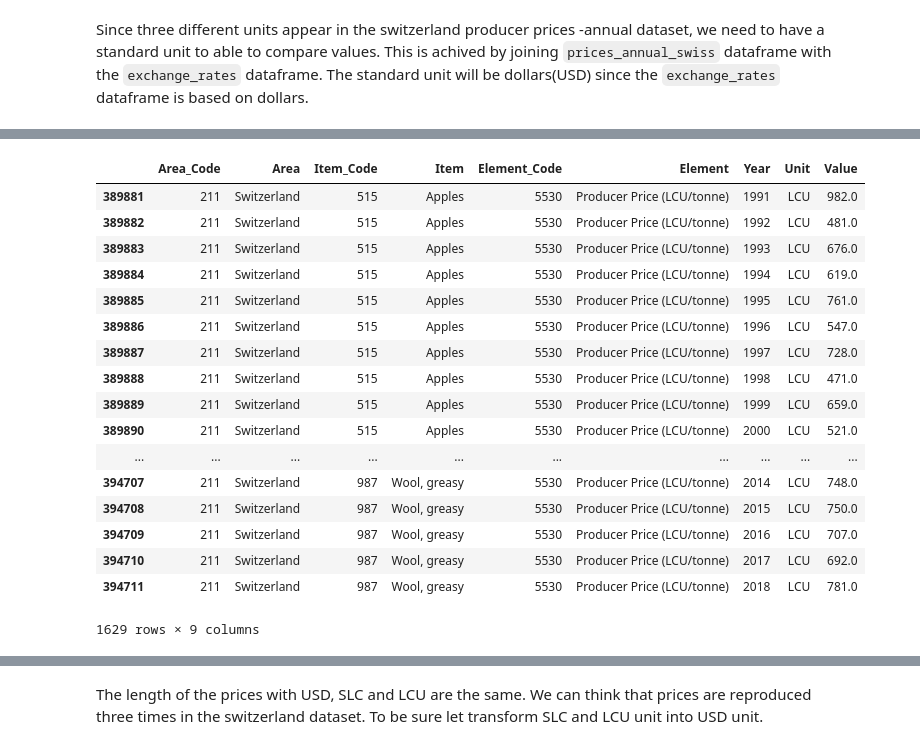
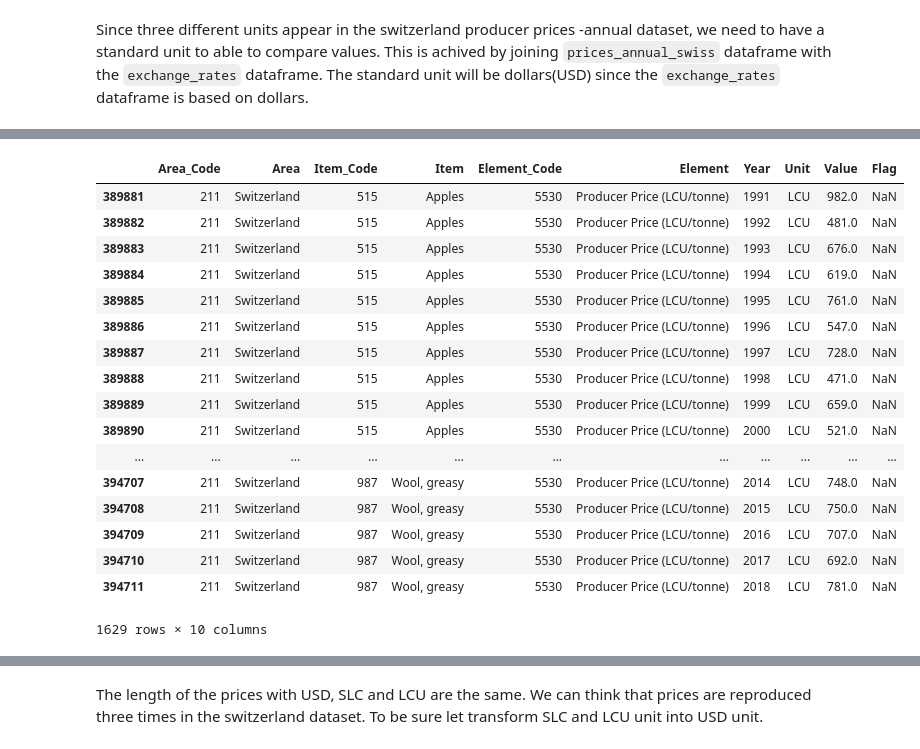
Before and after one commit to jlabhard/ADA_Project, a Jupyter notebook: utlitary.ipynb, the cells around one changed output, grey strips where cells are left out. Cells and saved outputs as stored; diff of their text form; code cells hidden in the pictures.

```diff
--- a/utlitary.ipynb
+++ b/utlitary.ipynb
@@ -97,9 +97,9 @@ We do not need Producer prices monthly because the exchange rates are annual.
 #### 1.1.2 Data Cleaning
 # %%
 ''' Load the data'''
-prices_annual = pd.read_csv('FAOSTAT/Prices_E_All_Data_(Normalized).zip', delimiter = ',', encoding = 'ISO-8859-1')
-prices_arch = pd.read_csv('FAOSTAT/PricesArchive_E_All_Data_(Normalized).zip', delimiter = ',', encoding = 'ISO-8859-1')
-exchange_rates = pd.read_csv('FAOSTAT/Exchange_rate_E_All_Data_(Normalized).zip', delimiter = ',', encoding = 'ISO-8859-1')
+prices_annual = pd.read_csv('Data/FAOSTAT/Prices_E_All_Data_(Normalized).zip', delimiter = ',', encoding = 'ISO-8859-1')
+prices_arch = pd.read_csv('Data/FAOSTAT/PricesArchive_E_All_Data_(Normalized).zip', delimiter = ',', encoding = 'ISO-8859-1')
+exchange_rates = pd.read_csv('Data/FAOSTAT/Exchange_rate_E_All_Data_(Normalized).zip', delimiter = ',', encoding = 'ISO-8859-1')
 # %%
 prices_annual.head()
 # %% [output]
@@ -322,3 +195 @@ array([nan, 'Fc', 'Ce', '*', 'F'], dtype=object)
-# %%
-prices_annual.drop(['Flag'], axis = 1, inplace = True)
 # %%
@@ -429,26 +269,26 @@ prices_annual_swiss_usd
 # %%
 ''' Prices in LCU (local currency unit) unit'''
 prices_annual_swiss_lcu = prices_annual_swiss.loc[prices_annual_swiss.Unit == 'LCU']
-prices_annual_swiss_lcu
+prices_annual_swiss_lcu.head()
 # %% [output]
-|  | Area_Code | Area | Item_Code | Item | Element_Code | Element | Year | Unit | Value |
-| 389881 | 211 | Switzerland | 515 | Apples | 5530 | Producer Price (LCU/tonne) | 1991 | LCU | 982.0 |
-| 389882 | 211 | Switzerland | 515 | Apples | 5530 | Producer Price (LCU/tonne) | 1992 | LCU | 481.0 |
-| 389883 | 211 | Switzerland | 515 | Apples | 5530 | Producer Price (LCU/tonne) | 1993 | LCU | 676.0 |
-| 389884 | 211 | Switzerland | 515 | Apples | 5530 | Producer Price (LCU/tonne) | 1994 | LCU | 619.0 |
-| 389885 | 211 | Switzerland | 515 | Apples | 5530 | Producer Price (LCU/tonne) | 1995 | LCU | 761.0 |
-| 389886 | 211 | Switzerland | 515 | Apples | 5530 | Producer Price (LCU/tonne) | 1996 | LCU | 547.0 |
-| 389887 | 211 | Switzerland | 515 | Apples | 5530 | Producer Price (LCU/tonne) | 1997 | LCU | 728.0 |
-| 389888 | 211 | Switzerland | 515 | Apples | 5530 | Producer Price (LCU/tonne) | 1998 | LCU | 471.0 |
-| 389889 | 211 | Switzerland | 515 | Apples | 5530 | Producer Price (LCU/tonne) | 1999 | LCU | 659.0 |
-| 389890 | 211 | Switzerland | 515 | Apples | 5530 | Producer Price (LCU/tonne) | 2000 | LCU | 521.0 |
-| ... | ... | ... | ... | ... | ... | ... | ... | ... | ... |
-| 394707 | 211 | Switzerland | 987 | Wool, greasy | 5530 | Producer Price (LCU/tonne) | 2014 | LCU | 748.0 |
-| 394708 | 211 | Switzerland | 987 | Wool, greasy | 5530 | Producer Price (LCU/tonne) | 2015 | LCU | 750.0 |
-| 394709 | 211 | Switzerland | 987 | Wool, greasy | 5530 | Producer Price (LCU/tonne) | 2016 | LCU | 707.0 |
-| 394710 | 211 | Switzerland | 987 | Wool, greasy | 5530 | Producer Price (LCU/tonne) | 2017 | LCU | 692.0 |
-| 394711 | 211 | Switzerland | 987 | Wool, greasy | 5530 | Producer Price (LCU/tonne) | 2018 | LCU | 781.0 |
+|  | Area_Code | Area | Item_Code | Item | Element_Code | Element | Year | Unit | Value | Flag |
+| 389881 | 211 | Switzerland | 515 | Apples | 5530 | Producer Price (LCU/tonne) | 1991 | LCU | 982.0 | NaN |
+| 389882 | 211 | Switzerland | 515 | Apples | 5530 | Producer Price (LCU/tonne) | 1992 | LCU | 481.0 | NaN |
+| 389883 | 211 | Switzerland | 515 | Apples | 5530 | Producer Price (LCU/tonne) | 1993 | LCU | 676.0 | NaN |
+| 389884 | 211 | Switzerland | 515 | Apples | 5530 | Producer Price (LCU/tonne) | 1994 | LCU | 619.0 | NaN |
+| 389885 | 211 | Switzerland | 515 | Apples | 5530 | Producer Price (LCU/tonne) | 1995 | LCU | 761.0 | NaN |
+| 389886 | 211 | Switzerland | 515 | Apples | 5530 | Producer Price (LCU/tonne) | 1996 | LCU | 547.0 | NaN |
+| 389887 | 211 | Switzerland | 515 | Apples | 5530 | Producer Price (LCU/tonne) | 1997 | LCU | 728.0 | NaN |
+| 389888 | 211 | Switzerland | 515 | Apples | 5530 | Producer Price (LCU/tonne) | 1998 | LCU | 471.0 | NaN |
+| 389889 | 211 | Switzerland | 515 | Apples | 5530 | Producer Price (LCU/tonne) | 1999 | LCU | 659.0 | NaN |
+| 389890 | 211 | Switzerland | 515 | Apples | 5530 | Producer Price (LCU/tonne) | 2000 | LCU | 521.0 | NaN |
+| ... | ... | ... | ... | ... | ... | ... | ... | ... | ... | ... |
+| 394707 | 211 | Switzerland | 987 | Wool, greasy | 5530 | Producer Price (LCU/tonne) | 2014 | LCU | 748.0 | NaN |
+| 394708 | 211 | Switzerland | 987 | Wool, greasy | 5530 | Producer Price (LCU/tonne) | 2015 | LCU | 750.0 | NaN |
+| 394709 | 211 | Switzerland | 987 | Wool, greasy | 5530 | Producer Price (LCU/tonne) | 2016 | LCU | 707.0 | NaN |
+| 394710 | 211 | Switzerland | 987 | Wool, greasy | 5530 | Producer Price (LCU/tonne) | 2017 | LCU | 692.0 | NaN |
+| 394711 | 211 | Switzerland | 987 | Wool, greasy | 5530 | Producer Price (LCU/tonne) | 2018 | LCU | 781.0 | NaN |
-1629 rows × 9 columns
+1629 rows × 10 columns
 # %%
 ''' Prices in SLC (standard local currency) unit'''
 prices_annual_swiss_slc = prices_annual_swiss.loc[prices_annual_swiss.Unit == 'SLC']
```
Also changed, not shown: parts of 39 cells of this notebook.
